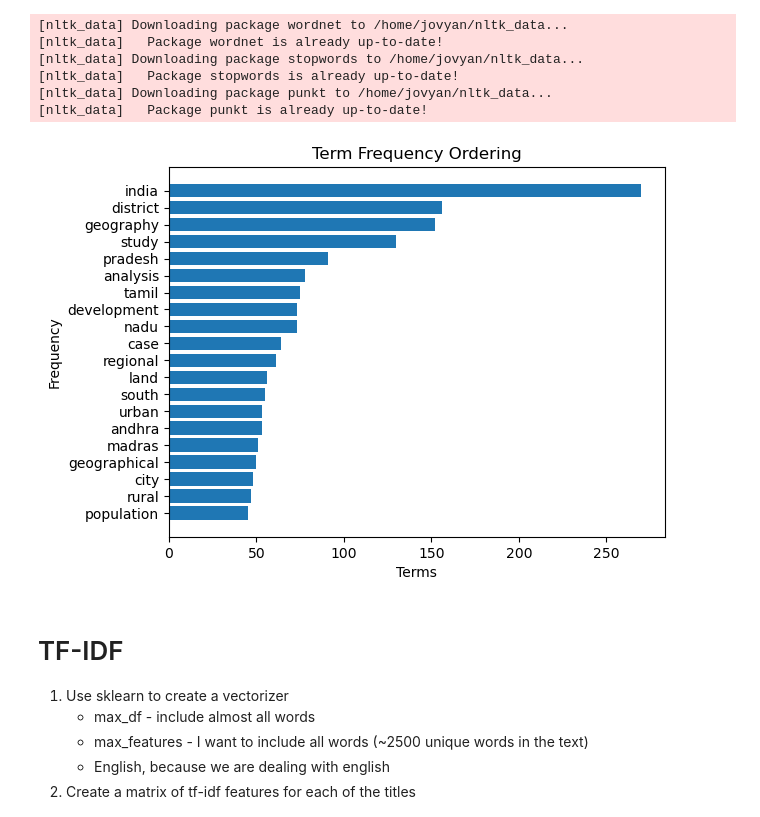
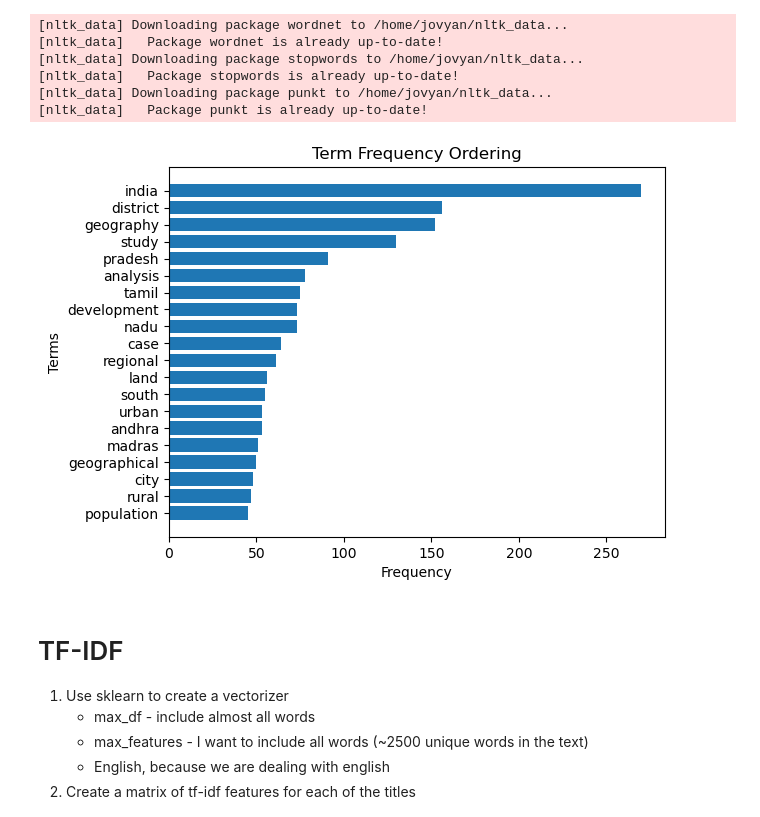
Before and after one commit to sachiniyer/igj-title-analysis, a Jupyter notebook: main.ipynb, the cells around one changed output. Cells and saved outputs as stored; diff of their text form; code cells hidden in the pictures.

Commit message:
labels are flipped on frequency graph

```diff
--- a/main.ipynb
+++ b/main.ipynb
@@ -62,10 +62,10 @@ filtered_words = [lemmatizer.lemmatize(word).lower() for word in words if word.l
 sorted_word_freq = sorted(Counter(filtered_words).items(), key=lambda x: x[1], reverse=True)
 # %%
 plt.barh([i[0] for i in reversed(sorted_word_freq[:20])], [i[1] for i in reversed(sorted_word_freq[:20])])
-plt.xlabel('Terms'), plt.ylabel('Frequency'), plt.title('Term Frequency Ordering')
+plt.xlabel('Frequency'), plt.ylabel('Terms'), plt.title('Term Frequency Ordering')
 plt.show()
 # %% [output]
-[figure, old version]
+[figure, new version]
 # %%
 file_path = "frequency.txt"
 with open(file_path, "w") as file:
```
